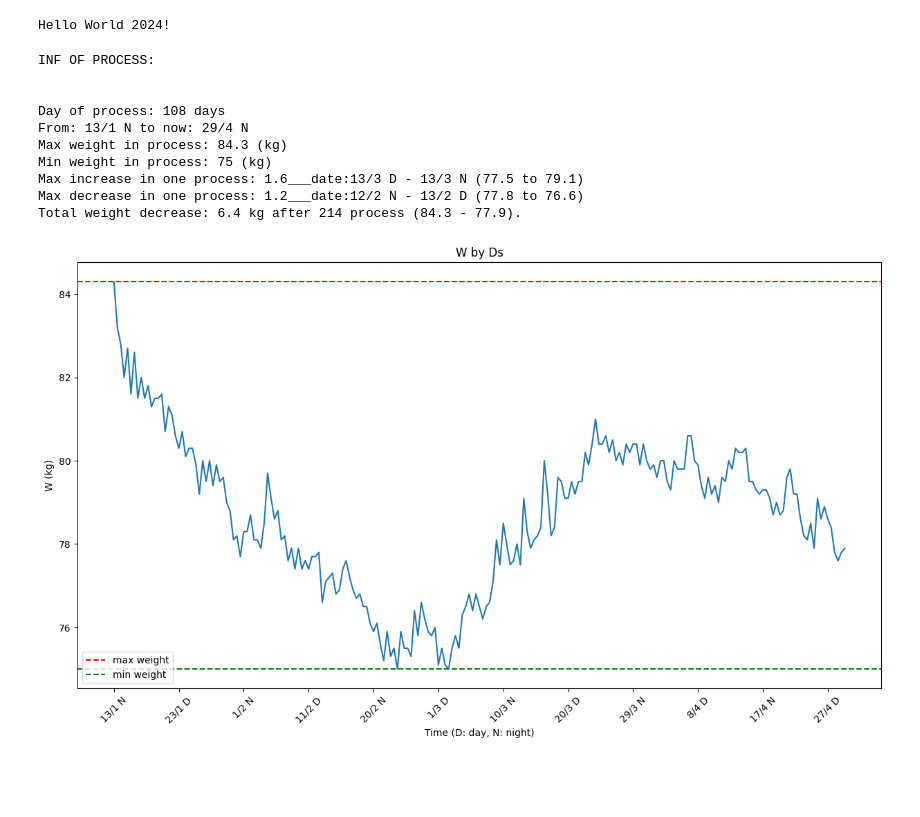
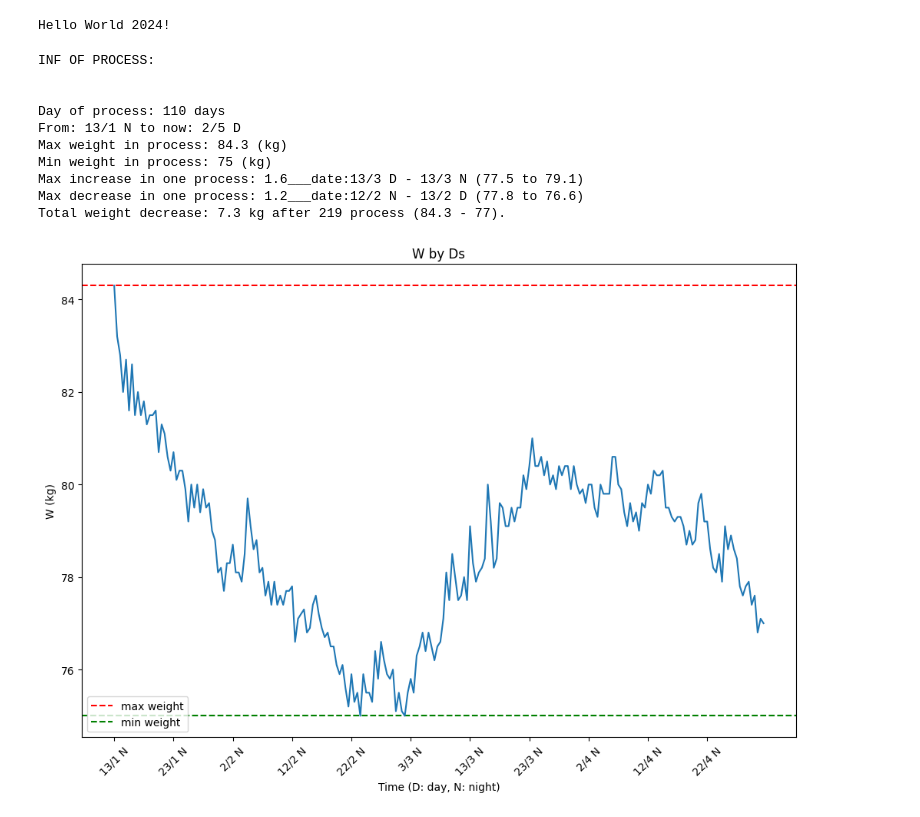
Before and after one commit to thanhbl-hust/2024_plning, a Jupyter notebook: train_12_1/weights.ipynb, the cells around one changed output. Drawn from its saved outputs; the diff is of its cells as text; code cells hidden in the pictures; blank space fills up the shorter version.

Commit message:
update process

```diff
--- a/train_12_1/weights.ipynb
+++ b/train_12_1/weights.ipynb
@@ -57,7 +57,8 @@ w = [
     80.2,  80.3,   79.5,   79.5,   79.3,   79.2,   79.3,   79.3,
     79.1,  78.7,   79,     78.7,   78.8,   79.6,   79.8,   79.2,
     79.2,  78.6,   78.2,   78.1,   78.5,   77.9,   79.1,   78.6,
-    78.9,  78.6,   78.4,   77.8,   77.6,   77.8,   77.9
+    78.9,  78.6,   78.4,   77.8,   77.6,   77.8,   77.9,   77.4,
+    77.6,  76.8,   77.1,   77
 ]
 
 d = [
@@ -87,7 +88,8 @@ d = [
     '14/4 N', '15/4 D', '15/4 N', '16/4 D', '16/4 N', '17/4 D', '17/4 N', '18/4 D',
     '18/4 N', '19/4 D', '19/4 N', '20/4 D', '20/4 N', '21/4 D', '21/4 N', '22/4 D',
     '22/4 N', '23/4 D', '23/4 N', '24/4 D', '24/4 N', '25/4 D', '25/4 N', '26/4 D',
-    '26/4 N', '27/4 D', '27/4 N', '28/4 D', '28/4 N', '29/4 D', '29/4 N'
+    '26/4 N', '27/4 D', '27/4 N', '28/4 D', '28/4 N', '29/4 D', '29/4 N', '30/4 D',
+    '30/4 N',  '1/5 D',  '1/5 N',  '2/5 D'
 ]
 # %%
 def paint(w, d, set_time):
@@ -114,35 +116,35 @@ def paint(w, d, set_time):
     print("\n")
     print(f'Day of process: {int((len(w) + len(w) % 2) / 2)} days')
     print(f'From: {d[0]} to now: {d[len(d) - 1]}')
     print(f'Max weight in process: {round(max(w), 2)} (kg)')
     print(f'Min weight in process: {round(min(w), 2)} (kg)')
     print(f'Max increase in one process: {round(maxIn, 1)}___date:{d[inr1]} - {d[inr2]} ({w[inr1]} to {w[inr2]})')
     print(f'Max decrease in one process: {round(maxDe, 2)}___date:{d[der1]} - {d[der2]} ({w[der1]} to {w[der2]})')
     print(f'Total weight decrease: {round(abs(w[len(w) - 1] - w[0]), 1)} kg after {len(w) - 1} process ({w[0]} - {w[len(w) - 1]}).')
 
-    fig = plt.figure(figsize=(15, 8))
+    fig = plt.figure(figsize=(12, 8))
     plt.axhline(y = max_value, color = 'r', linestyle = '--', label = 'Max')
     plt.axhline(y = min_value, color = 'g', linestyle = '--', label = 'Min')
     plt.plot(d, w, marker = '')
     plt.xlabel('Time (D: day, N: night)')
     plt.ylabel('W (kg)')
     plt.title('W by Ds')
     plt.xticks(x_ticks, x_labels, rotation = 45)
     plt.legend(['max weight', 'min weight'], loc='lower left')
     plt.show()
 
 
 check = len(w)
 paint(w[:check], d[:check], 11)
 # %% [output]
 INF OF PROCESS:
 
 
-Day of process: 108 days
-From: 13/1 N to now: 29/4 N
+Day of process: 110 days
+From: 13/1 N to now: 2/5 D
 Max weight in process: 84.3 (kg)
 Min weight in process: 75 (kg)
 Max increase in one process: 1.6___date:13/3 D - 13/3 N (77.5 to 79.1)
 Max decrease in one process: 1.2___date:12/2 N - 13/2 D (77.8 to 76.6)
-Total weight decrease: 6.4 kg after 214 process (84.3 - 77.9).
+Total weight decrease: 7.3 kg after 219 process (84.3 - 77).
-[figure, old version]
+[figure, new version]
```
Also changed, not shown: parts of 1 cell of this notebook.
